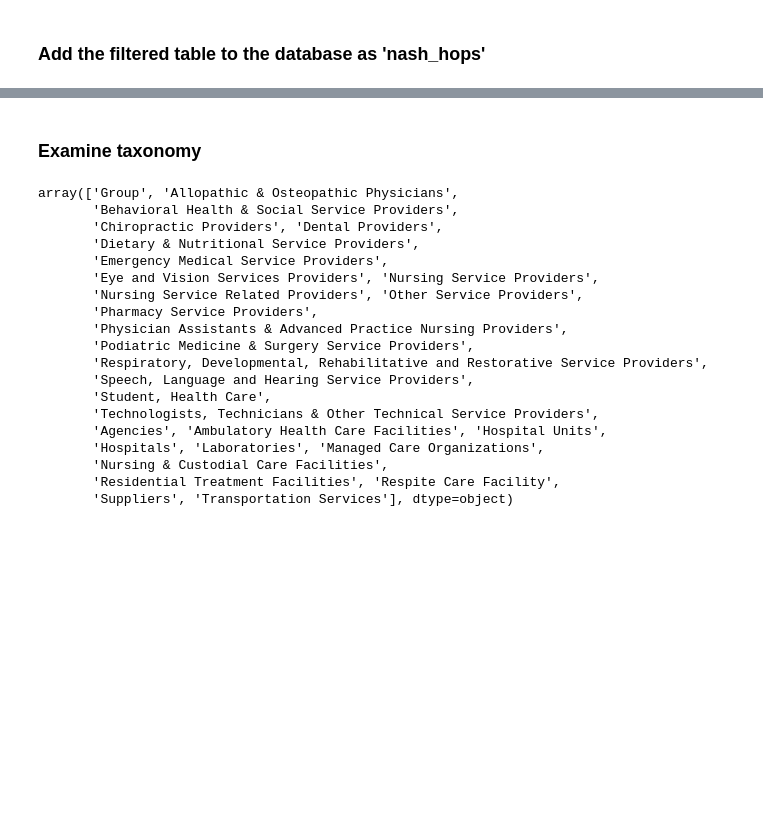
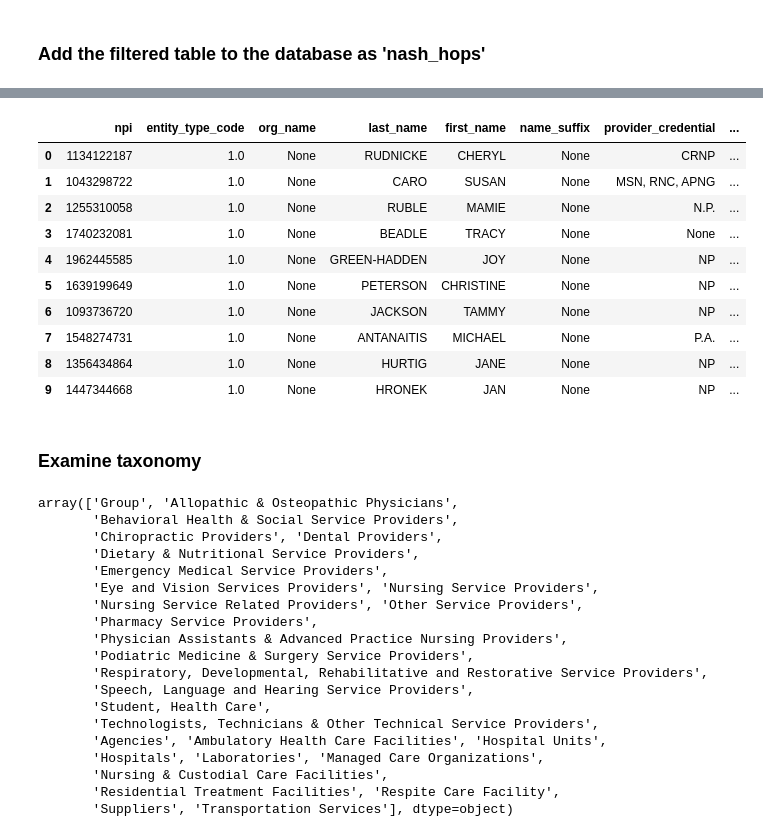
Before and after one commit to nss-data-science-cohort-4/hcbb_hop_team-aac_dog_moms, a Jupyter notebook: notebooks/ce_join_hops_nppes.ipynb, the cells around one changed output, grey strips where cells are left out. Saved outputs shown, nothing was run; the diff lists cells and outputs as text; code cells hidden in the pictures; blank space fills up the shorter version.

```diff
--- a/notebooks/ce_join_hops_nppes.ipynb
+++ b/notebooks/ce_join_hops_nppes.ipynb
@@ -126,3 +230,29 @@ db.close() #close connection
+# %%
+db = sqlite3.connect('../data/nppes_lite.sqlite') #reopen the connection
+
+query = """
+    SELECT *
+    FROM nash_nppes
+    LIMIT 10
+"""
+
+test = pd.read_sql(query,db)
+
+db.close()
+# %%
+test
+# %% [output]
+|  | npi | entity_type_code | org_name | last_name | first_name | name_suffix | provider_credential | ... |
+| 0 | 1134122187 | 1.0 | None | RUDNICKE | CHERYL | None | CRNP | ... |
+| 1 | 1043298722 | 1.0 | None | CARO | SUSAN | None | MSN, RNC, APNG | ... |
+| 2 | 1255310058 | 1.0 | None | RUBLE | MAMIE | None | N.P. | ... |
+| 3 | 1740232081 | 1.0 | None | BEADLE | TRACY | None | None | ... |
+| 4 | 1962445585 | 1.0 | None | GREEN-HADDEN | JOY | None | NP | ... |
+| 5 | 1639199649 | 1.0 | None | PETERSON | CHRISTINE | None | NP | ... |
+| 6 | 1093736720 | 1.0 | None | JACKSON | TAMMY | None | NP | ... |
+| 7 | 1548274731 | 1.0 | None | ANTANAITIS | MICHAEL | None | P.A. | ... |
+| 8 | 1356434864 | 1.0 | None | HURTIG | JANE | None | NP | ... |
+| 9 | 1447344668 | 1.0 | None | HRONEK | JAN | None | NP | ... |
 # %% [markdown]
 ### Examine taxonomy
 # %%
```
Also changed, not shown: parts of 13 cells of this notebook.
